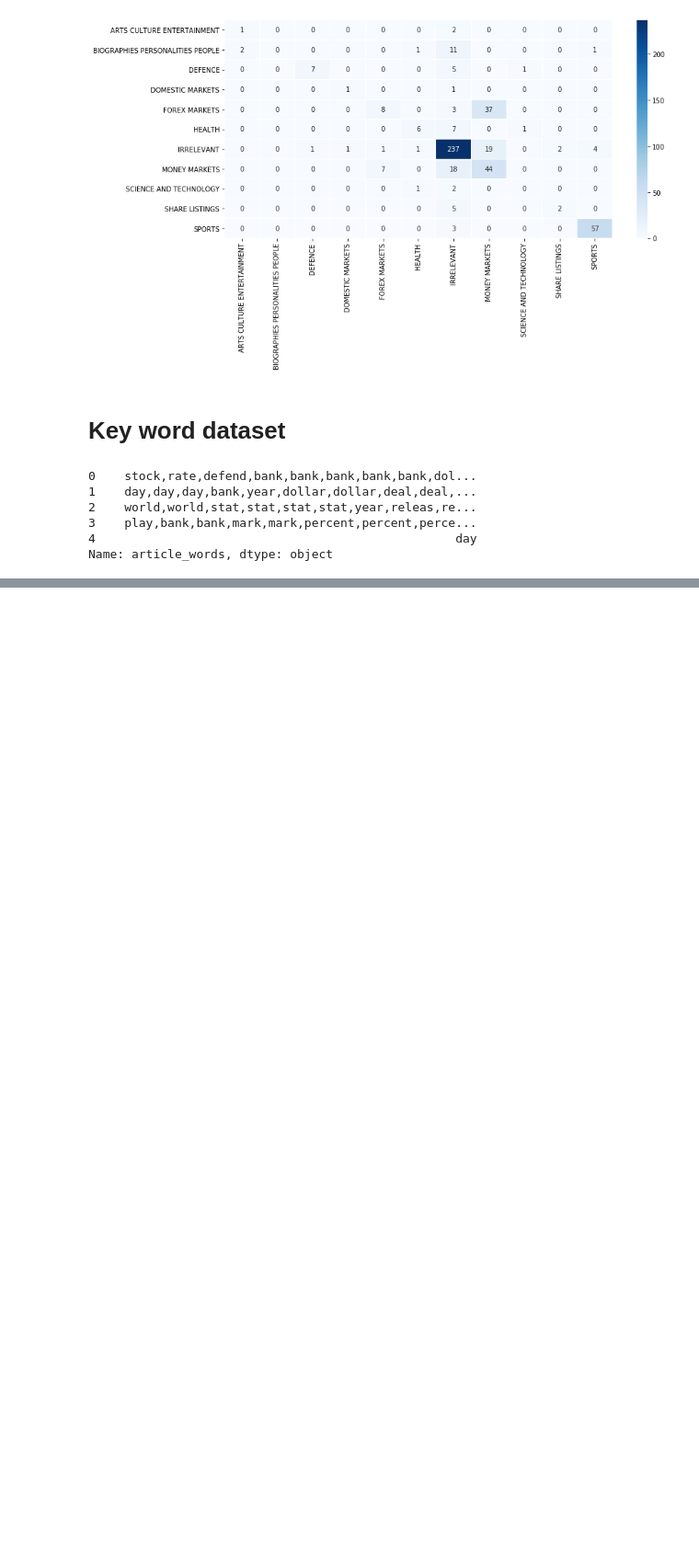
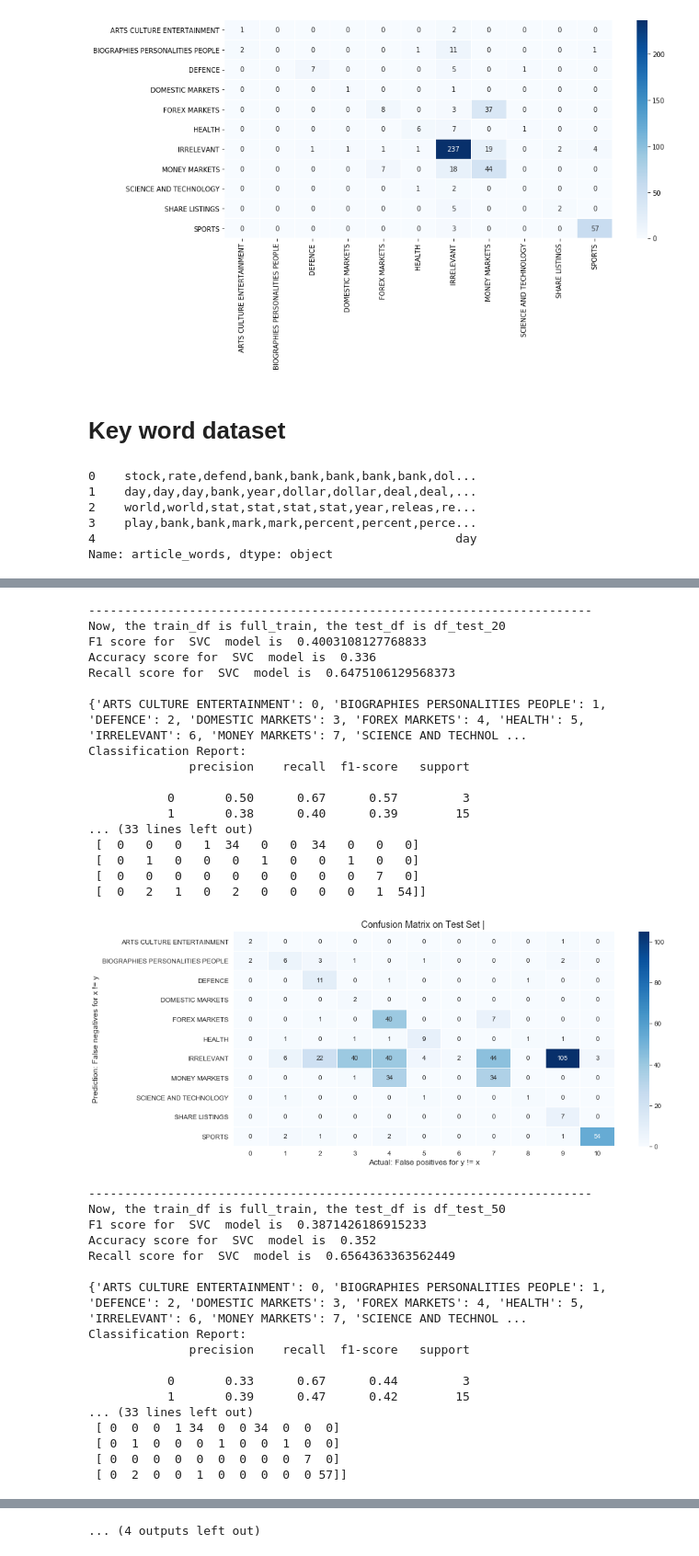
Before and after one commit to HenryLiangzy/COMP9417_Project, a Jupyter notebook: Yangqi_work.ipynb, the cells around one changed output, grey strips where cells are left out. Shown at 92% size. Saved outputs shown, nothing was run; the diff lists cells and outputs as text; code cells hidden in the pictures; blank space fills up the shorter version.

Commit message:
Yangqi's models update

```diff
--- a/Yangqi_work.ipynb
+++ b/Yangqi_work.ipynb
@@ -475,0 +691,10 @@ test_sample.head()
+# %%
+TRAINING_FILE = "keyword.csv"
+TEST_FILE = "key_word_test.csv"
+df_train = pd.read_csv(TRAINING_FILE)
+df_test = pd.read_csv(TEST_FILE)
+print(df_train.isnull().sum())
+df_train.head(5)
+new_dataset = df_train.replace(np.nan, '', regex=True)
+
+#replace nan to empty string
@@ -475,0 +891,4 @@ test_sample.head()
+# %%
+junk_train = df_train.rename(columns={ "article_words": "key_word"})
+# %%
+model, myle, my_mapping = get_model_full(junk_train)
@@ -475,0 +935,63 @@ test_sample.head()
+# %%
+#Test the models
+df_my_test = df_test
+
+df_test_10 = pd.DataFrame(df_my_test,columns=['key_word_10','topic']).rename(columns={'key_word_10':'key_word'})
+df_test_10.name = 'df_test_10'
+df_test_20 = pd.DataFrame(df_my_test,columns=['key_word_20','topic']).rename(columns={'key_word_20':'key_word'})
+df_test_20.name = 'df_test_20'
+df_test_50 = pd.DataFrame(df_my_test,columns=['key_word_50','topic']).rename(columns={'key_word_50':'key_word'})
+df_test_50.name = 'df_test_50'
+df_test_100 = pd.DataFrame(df_my_test,columns=['key_word_100','topic']).rename(columns={'key_word_100':'key_word'})
+df_test_100.name = 'df_test_100'
+df_test_full = pd.DataFrame(df_my_test,columns=['article_words','topic']).rename(columns={'article_words':'key_word'})
+df_test_full.name = 'df_test_full'
+df_test_all = [df_test_10,df_test_20,df_test_50,df_test_100,df_test_full]
+# %%
+final_model_list = [final_model1,final_model2 ]
+vect_list = [CountVectorizer().fit(train_x),TfidfVectorizer().fit(train_x)]
+for i in  range(2):
+    model = final_model_list[i]
+    the_vect = vect_list[i]
+    for test_df in df_test_all:
+        if (test_df.isnull().values.any()):
+            continue
+        print('----------------------------------------------------------------------')
+        print(f'Now, the train_df is full_train, the test_df is {test_df.name}')
+        test_model(test_df, model,le,encode_mapping,the_vect)
+# %% [output]
+----------------------------------------------------------------------
+Now, the train_df is full_train, the test_df is df_test_20
+F1 score for  SVC  model is  0.4003108127768833
+Accuracy score for  SVC  model is  0.336
+Recall score for  SVC  model is  0.6475106129568373
+
+{'ARTS CULTURE ENTERTAINMENT': 0, 'BIOGRAPHIES PERSONALITIES PEOPLE': 1, 'DEFENCE': 2, 'DOMESTIC MARKETS': 3, 'FOREX MARKETS': 4, 'HEALTH': 5, 'IRRELEVANT': 6, 'MONEY MARKETS': 7, 'SCIENCE AND TECHNOL ...
+Classification Report:
+              precision    recall  f1-score   support
+
+           0       0.50      0.67      0.57         3
+           1       0.38      0.40      0.39        15
+... (33 lines left out)
+ [  0   0   0   1  34   0   0  34   0   0   0]
+ [  0   1   0   0   0   1   0   0   1   0   0]
+ [  0   0   0   0   0   0   0   0   0   7   0]
+ [  0   2   1   0   2   0   0   0   0   1  54]]
+[figure, added]
+----------------------------------------------------------------------
+Now, the train_df is full_train, the test_df is df_test_50
+F1 score for  SVC  model is  0.3871426186915233
+Accuracy score for  SVC  model is  0.352
+Recall score for  SVC  model is  0.6564363363562449
+
+{'ARTS CULTURE ENTERTAINMENT': 0, 'BIOGRAPHIES PERSONALITIES PEOPLE': 1, 'DEFENCE': 2, 'DOMESTIC MARKETS': 3, 'FOREX MARKETS': 4, 'HEALTH': 5, 'IRRELEVANT': 6, 'MONEY MARKETS': 7, 'SCIENCE AND TECHNOL ...
+Classification Report:
+              precision    recall  f1-score   support
+
+           0       0.33      0.67      0.44         3
+           1       0.39      0.47      0.42        15
+... (33 lines left out)
+ [ 0  0  0  1 34  0  0 34  0  0  0]
+ [ 0  1  0  0  0  1  0  0  1  0  0]
+ [ 0  0  0  0  0  0  0  0  0  7  0]
+ [ 0  2  0  0  1  0  0  0  0  0 57]]
@@ -475,0 +1071 @@ test_sample.head()
+... (4 outputs left out)
```
Also changed, not shown: parts of 35 cells of this notebook, 5 other files.
